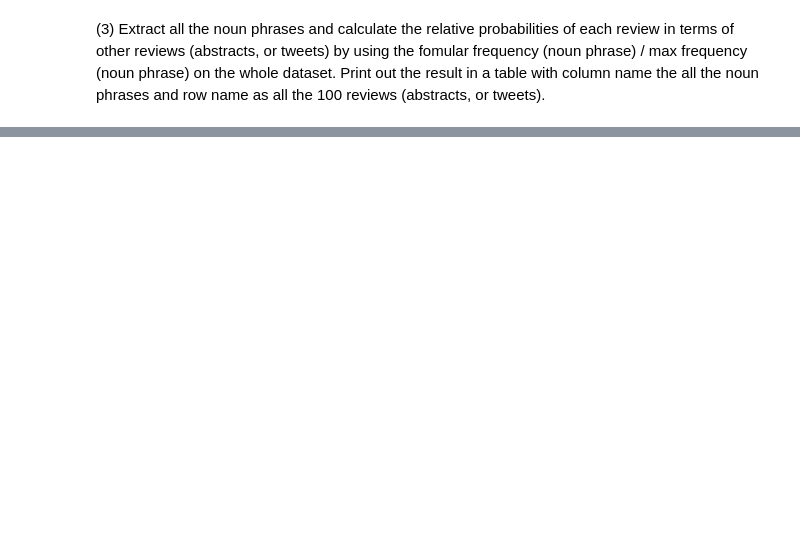
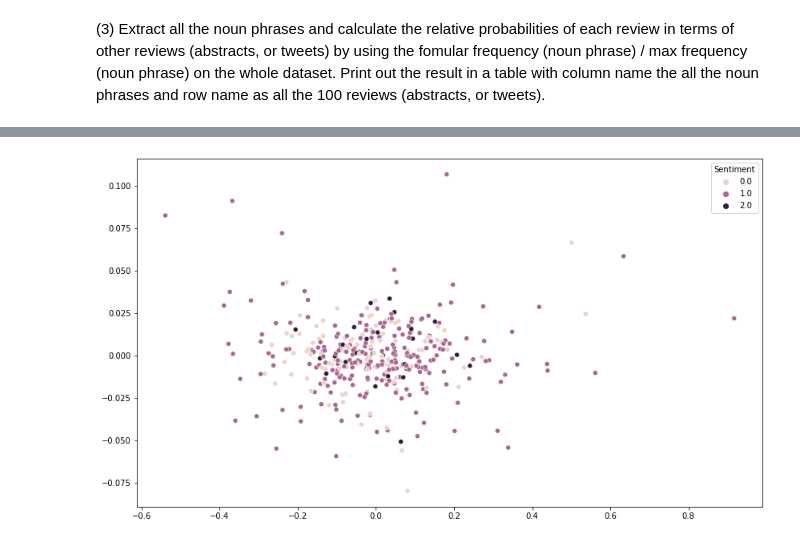
Before and after one commit to souravripunjay6/sourav_INFO5731_spring2022, a Jupyter notebook: Amudala_Assignment_3.ipynb, the cells around one changed output, grey strips where cells are left out. Cells and saved outputs as stored; diff of their text form; code cells hidden in the pictures; blank space fills up the shorter version.

```diff
--- a/Amudala_Assignment_3.ipynb
+++ b/Amudala_Assignment_3.ipynb
@@ -287,0 +487,37 @@ result.sample(100)
+# %%
+class W2VTransformer(BaseEstimator, TransformerMixin):
+    def __init__(self, size):
+        self.size = size
+        pass
+
+    def fit(self, X, y=None):
+        self.model = Word2Vec(min_count=1,
+                              window=2,
+                              size=self.size,
+                              sample=6e-5,
+                              alpha=0.03,
+                              min_alpha=0.0007,
+                              negative=20)
+        sentences = [row.split() for row in X]
+
+        self.model.build_vocab(sentences)
+        self.model.train(
+            sentences, total_examples=self.model.corpus_count, epochs=self.model.epochs)
+        return self
+
+    def get_vector(self, sentence):
+        relevant_words_vectors = [self.model.wv[x]
+                                  for x in sentence.split() if x in self.model.wv.vocab]
+        if not relevant_words_vectors:
+            return np.zeros(self.model.vector_size)  # .astype('float32')
+        return np.mean(relevant_words_vectors, axis=0)
+
+    def transform(self, X):
+        arr = np.array([])
+        for elem in X:
+            arr = np.concatenate([arr, self.get_vector(elem)])
+        return arr.reshape(-1, self.size)
+# %%
+vectorizer = W2VTransformer(4)
+X_train_vectorized = vectorizer.fit_transform(X_train)
+X_test_vectorized = vectorizer.transform(X_test)
@@ -287,0 +546,9 @@ result.sample(100)
+# %%
+pca = PCA(n_components=2)
+X_train_vectorized_2d = pca.fit_transform(X_train_vectorized)
+# %%
+plt.figure(figsize=(14, 8))
+_ = sns.scatterplot(
+    X_train_vectorized_2d[:, 0], X_train_vectorized_2d[:, 1], hue=y_train)
+# %% [output]
+[figure, added]
```
Also changed, not shown: parts of 75 cells of this notebook.
